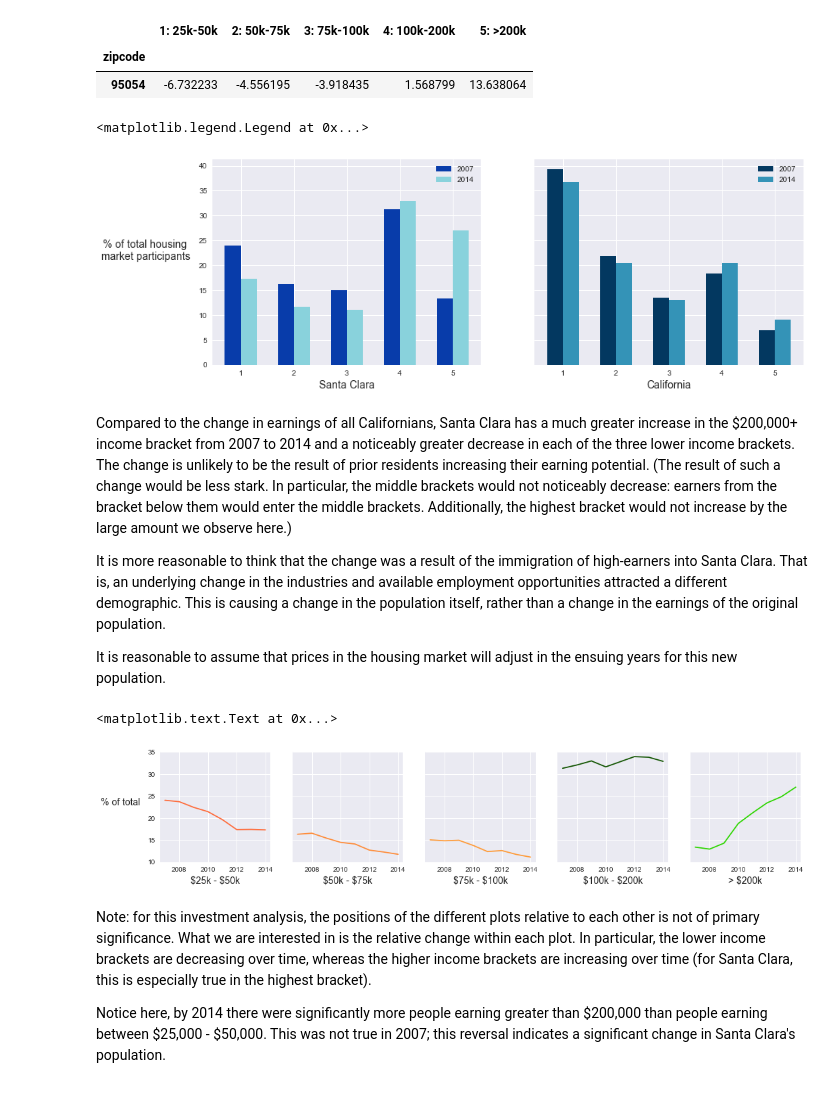
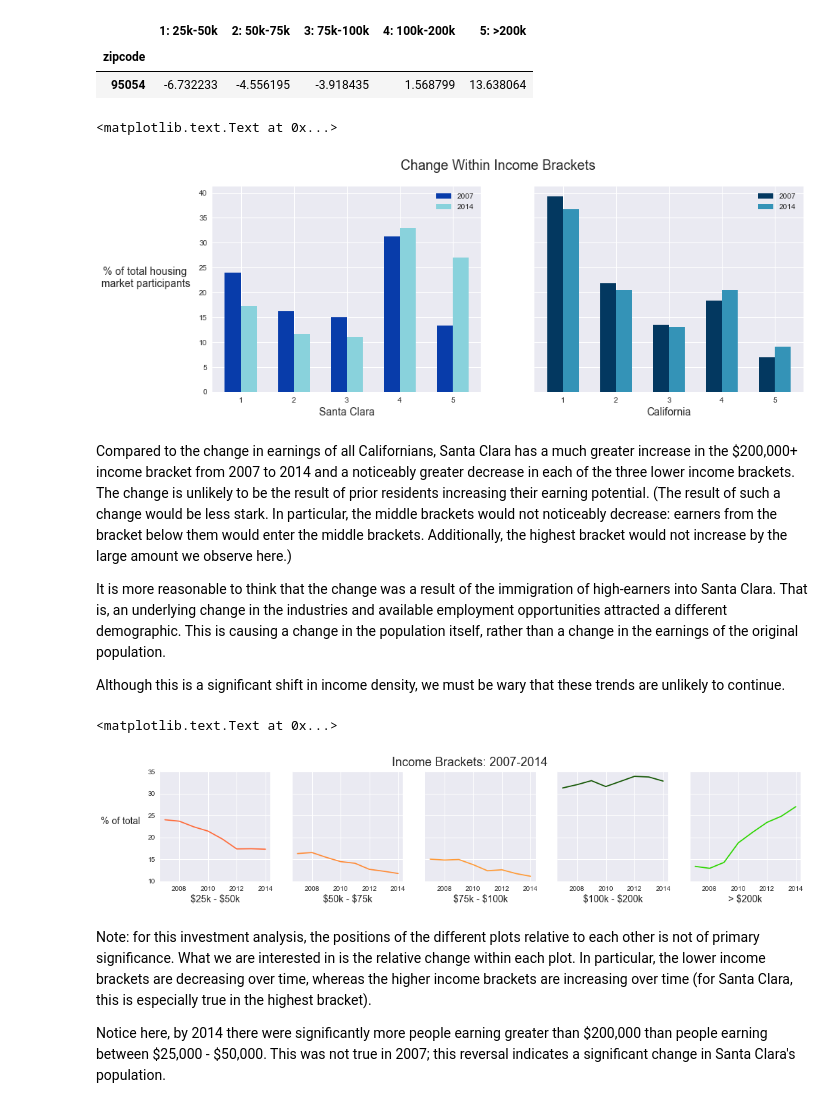
Before and after one commit to pandrewg/CA-Housing, a Jupyter notebook: EDA___tax.ipynb, the cells around one changed output. Saved outputs shown, nothing was run; the diff lists cells and outputs as text; code cells hidden in the pictures.

```diff
--- a/EDA___tax.ipynb
+++ b/EDA___tax.ipynb
@@ -282,25 +282,27 @@ ca_income_change[ca_income_change['5: >200k']==ca_income_change['5: >200k'].max(
 # %%
 f, (ax1, ax2) = plt.subplots(1, 2, sharey=True,figsize=(14,5))
 
 ax1.bar([1-0.15,2-0.15,3-0.15,4-0.15,5-0.15],ca_tax_normalized.loc['95054']['tax_returns_2007_%'],width=0.3,facecolor='#083CAA')
 ax1.bar([1+0.15,2+0.15,3+0.15,4+0.15,5+0.15],ca_tax_normalized.loc['95054']['tax_returns_2014_%'],width=0.3,facecolor='#89D2DC')
 ax1.set_ylabel('% of total housing \nmarket participants',rotation=0,labelpad=70,fontsize=14)
 ax1.set_xlabel('Santa Clara',fontsize=14)
 ax1.legend(['2007','2014'])
 
 ax2.bar([1-0.15,2-0.15,3-0.15,4-0.15,5-0.15],ca_tax_normalized.loc['0']['tax_returns_2007_%'],width=0.3,facecolor='#033860')
 ax2.bar([1+0.15,2+0.15,3+0.15,4+0.15,5+0.15],ca_tax_normalized.loc['0']['tax_returns_2014_%'],width=0.3,facecolor='#3493B7')
 ax2.set_xlabel('California',fontsize=14)
 ax2.legend(['2007','2014'])
+
+plt.suptitle('Change Within Income Brackets', fontsize=18)
 # %% [output]
-<matplotlib.legend.Legend at 0x...>
+<matplotlib.text.Text at 0x...>
-[figure, old version]
+[figure, new version]
 # %% [markdown]
 Compared to the change in earnings of all Californians, Santa Clara has a much greater increase in the \$200,000+ income bracket from 2007 to 2014 and a noticeably greater decrease in each of the three lower income brackets. The change is unlikely to be the result of prior residents increasing their earning potential. (The result of such a change would be less stark. In particular, the middle brackets would not noticeably decrease: earners from the bracket below them would enter the middle brackets. Additionally, the highest bracket would not increase by the large amount we observe here.)
 
 It is more reasonable to think that the change was a result of the immigration of high-earners into Santa Clara. That is, an underlying change in the industries and available employment opportunities attracted a different demographic. This is causing a change in the population itself, rather than a change in the earnings of the original population.
 
-It is reasonable to assume that prices in the housing market will adjust in the ensuing years for this new population.
+Although this is a significant shift in income density, we must be wary that these trends are unlikely to continue.
 # %%
 f, (ax1, ax2, ax3, ax4, ax5) = plt.subplots(1, 5,figsize=(17,3),sharey=True)
 ax1.plot([2007,2008,2009,2010,2011,2012,2013,2014],ca_tax_normalized.loc['95054'].loc['1: 25,000-50,000'],color='#ff6b3a')
@@ -314,9 +316,11 @@ ax4.plot([2007,2008,2009,2010,2011,2012,2013,2014],ca_tax_normalized.loc['95054'
 ax4.set_xlabel('\$100k - \$200k',fontsize=14)
 ax5.plot([2007,2008,2009,2010,2011,2012,2013,2014],ca_tax_normalized.loc['95054'].loc['5: > 200,000'],color='#2dd600')
 ax5.set_xlabel('> \$200k',fontsize=14)
+
+plt.suptitle('Income Brackets: 2007-2014',fontsize=18)
 # %% [output]
 <matplotlib.text.Text at 0x...>
-[figure, old version]
+[figure, new version]
 # %% [markdown]
 Note: for this investment analysis, the positions of the different plots relative to each other is not of primary significance. What we are interested in is the relative change within each plot. In particular, the lower income brackets are decreasing over time, whereas the higher income brackets are increasing over time (for Santa Clara, this is especially true in the highest bracket).
 
```
Also changed, not shown: parts of 4 cells of this notebook.
